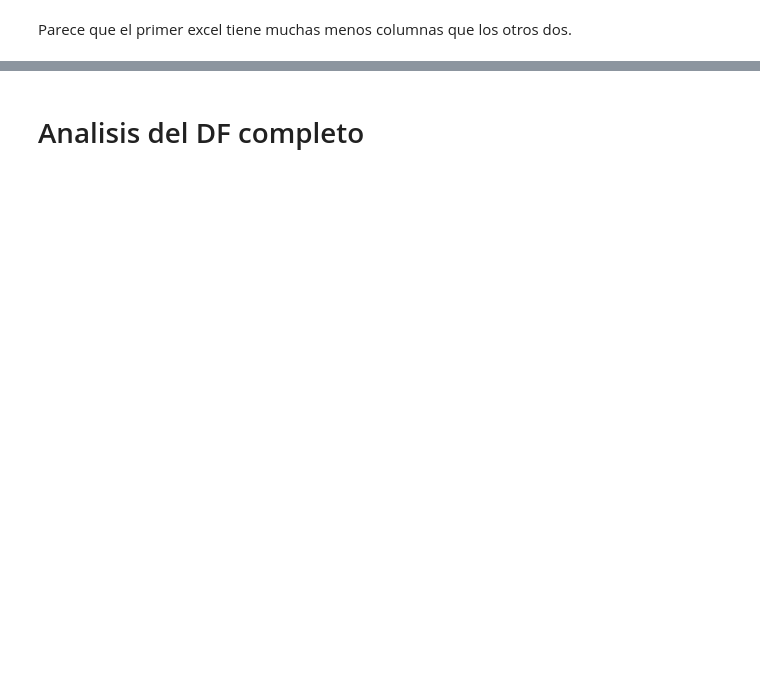
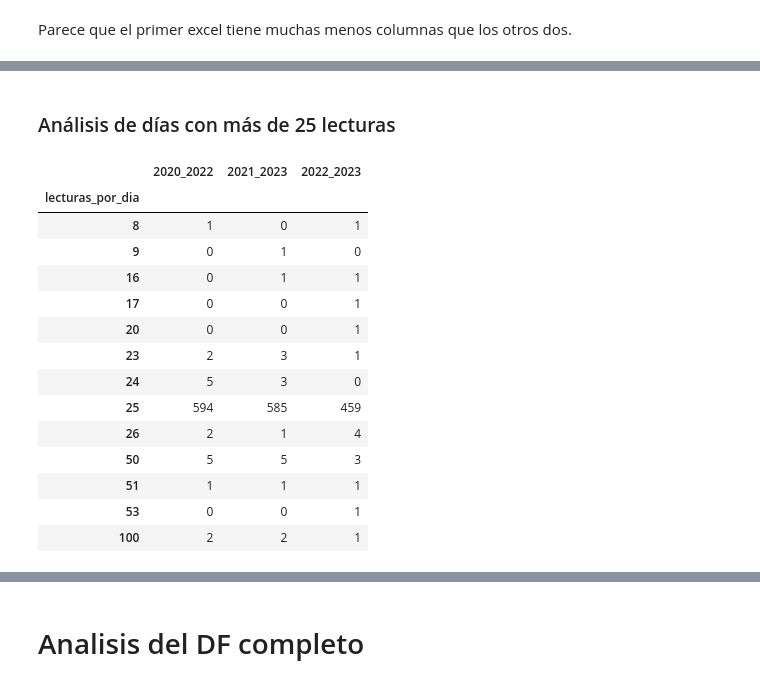
Before and after one commit to Marcjun/Cerveceria-LabDatosII, a Jupyter notebook: notebooks/eda.ipynb, the cells around one changed output, grey strips where cells are left out. Saved outputs shown, nothing was run; the diff lists cells and outputs as text; code cells hidden in the pictures; blank space fills up the shorter version.

```diff
--- a/notebooks/eda.ipynb
+++ b/notebooks/eda.ipynb
@@ -100,0 +148,27 @@ def revisar_dias(df, min_filas=24, max_filas=25):
+# %% [markdown]
+### Análisis de días con más de 25 lecturas
+# %%
+# Cuántos días tienen N lecturas, por archivo: filas = N lecturas, columnas = archivo
+dist_lecturas = pd.DataFrame({
+    nombre.replace("Totalizador_Formateado ", "").replace(".csv", ""): df.groupby("DIA").size().value_counts()
+    for nombre, df in dfs.items()
+}).sort_index().fillna(0).astype(int)
+dist_lecturas.index.name = "lecturas_por_dia"
+
+dist_lecturas
+# %% [output]
+|  | 2020_2022 | 2021_2023 | 2022_2023 |
+| lecturas_por_dia |  |  |  |
+| 8 | 1 | 0 | 1 |
+| 9 | 0 | 1 | 0 |
+| 16 | 0 | 1 | 1 |
+| 17 | 0 | 0 | 1 |
+| 20 | 0 | 0 | 1 |
+| 23 | 2 | 3 | 1 |
+| 24 | 5 | 3 | 0 |
+| 25 | 594 | 585 | 459 |
+| 26 | 2 | 1 | 4 |
+| 50 | 5 | 5 | 3 |
+| 51 | 1 | 1 | 1 |
+| 53 | 0 | 0 | 1 |
+| 100 | 2 | 2 | 1 |
```
Also changed, not shown: parts of 76 cells of this notebook, 4 other files.
